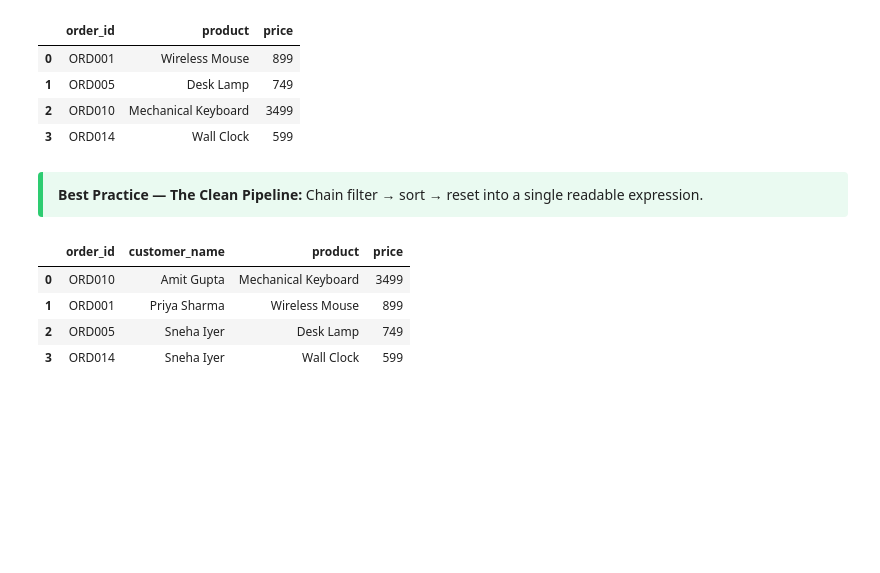
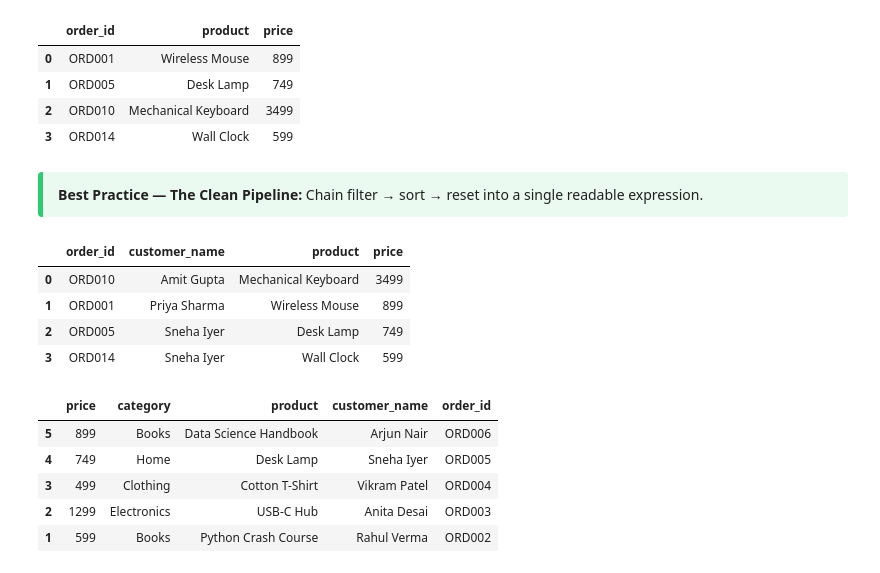
Before and after one commit to Alok-Senapati/Collab-Notebooks, a Jupyter notebook: pandas/Pandas DataFrames - Creation, Indexing & Selection.ipynb, the cells around one changed output. Saved outputs shown, nothing was run; the diff lists cells and outputs as text; code cells hidden in the pictures; blank space fills up the shorter version.

Commit message:
Pandas DataFrames - Creation, Indexing & Selection

```diff
--- a/pandas/Pandas DataFrames - Creation, Indexing & Selection.ipynb
+++ b/pandas/Pandas DataFrames - Creation, Indexing & Selection.ipynb
@@ -1110,3 +1109,12 @@ mumbai.reset_index(drop=True)[['order_id', 'product', 'price']]
 | 1 | ORD001 | Priya Sharma | Wireless Mouse | 899 |
 | 2 | ORD005 | Sneha Iyer | Desk Lamp | 749 |
 | 3 | ORD014 | Sneha Iyer | Wall Clock | 599 |
+# %%
+orders.loc[5:1:-1, 'price':'order_id':-1]
+# %% [output]
+|  | price | category | product | customer_name | order_id |
+| 5 | 899 | Books | Data Science Handbook | Arjun Nair | ORD006 |
+| 4 | 749 | Home | Desk Lamp | Sneha Iyer | ORD005 |
+| 3 | 499 | Clothing | Cotton T-Shirt | Vikram Patel | ORD004 |
+| 2 | 1299 | Electronics | USB-C Hub | Anita Desai | ORD003 |
+| 1 | 599 | Books | Python Crash Course | Rahul Verma | ORD002 |
```
Also changed, not shown: parts of 19 cells of this notebook.
